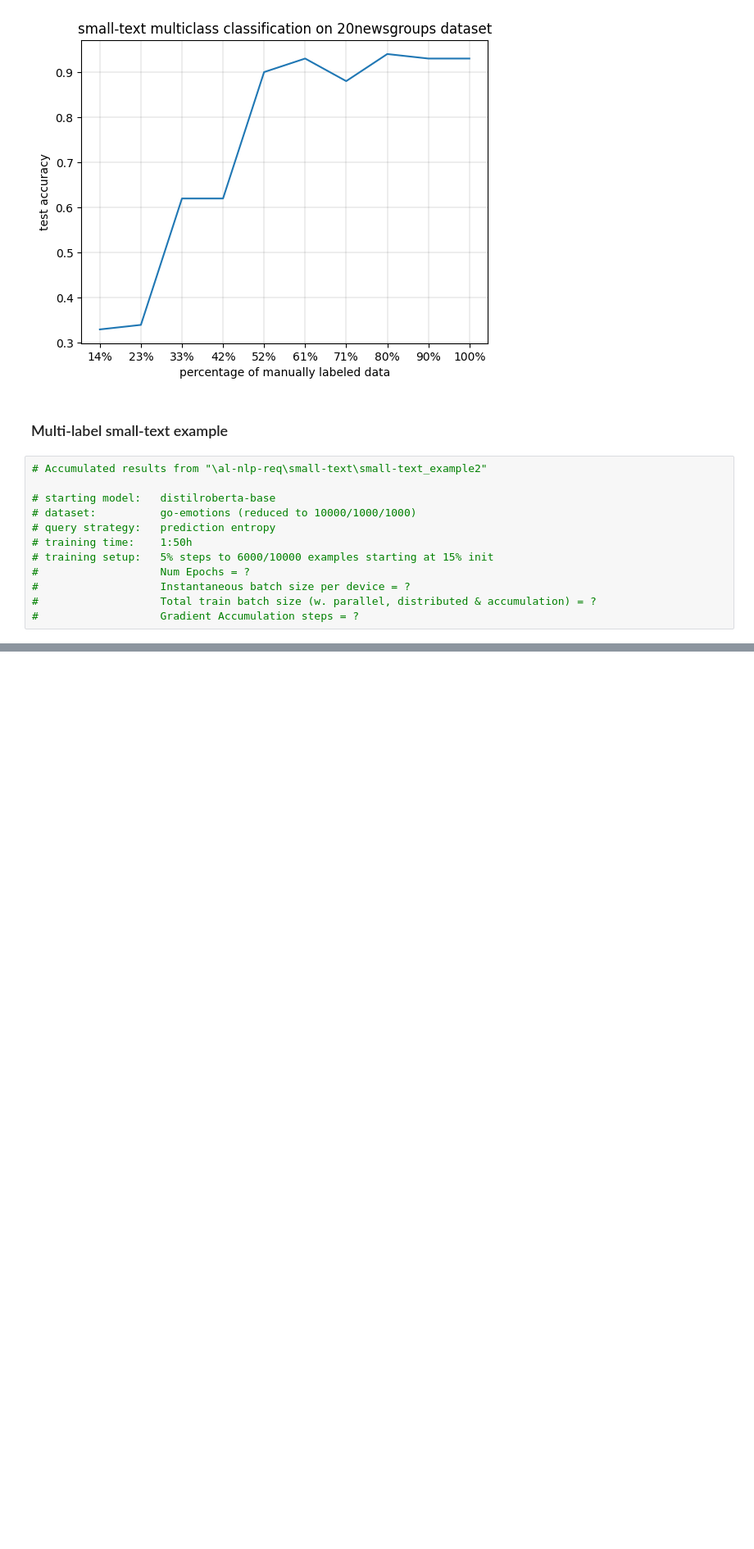
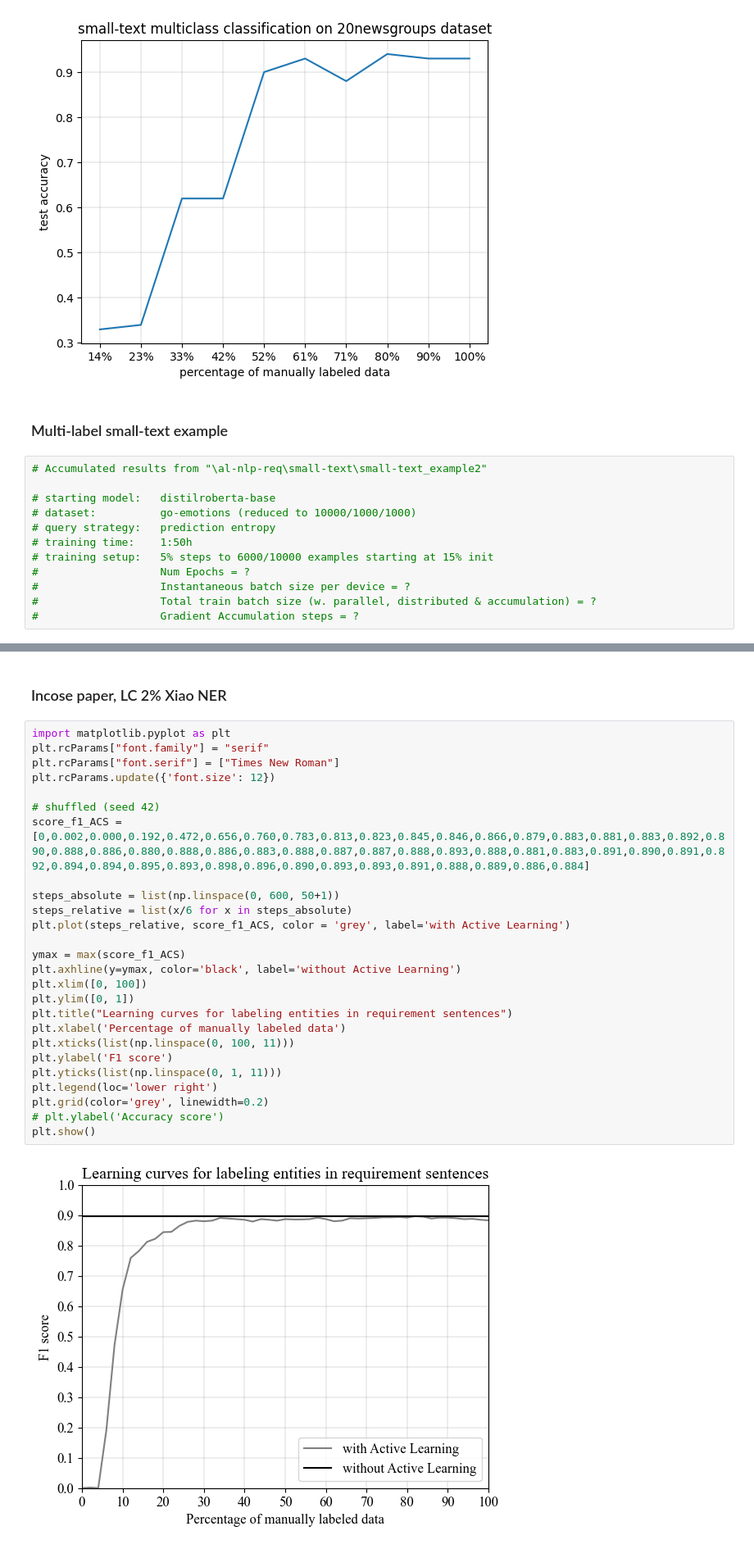
Before and after one commit to dkxiao/al-nlp-req, a Jupyter notebook: visualization/learning_curves.ipynb, the cells around one changed output, grey strips where cells are left out. Shown: that part at 82% size. Cells and saved outputs as stored; diff of their text form; blank space fills up the shorter version.

```diff
--- a/visualization/learning_curves.ipynb
+++ b/visualization/learning_curves.ipynb
@@ -559,0 +575,30 @@ plt.show()
+# %% [markdown]
+### Incose paper, LC 2% Xiao NER
+# %%
+import matplotlib.pyplot as plt
+plt.rcParams["font.family"] = "serif"
+plt.rcParams["font.serif"] = ["Times New Roman"]
+plt.rcParams.update({'font.size': 12})
+
+# shuffled (seed 42)
+score_f1_ACS = [0,0.002,0.000,0.192,0.472,0.656,0.760,0.783,0.813,0.823,0.845,0.846,0.866,0.879,0.883,0.881,0.883,0.892,0.890,0.888,0.886,0.880,0.888,0.886,0.883,0.888,0.887,0.887,0.888,0.893,0.888,0.881,0.883,0.891,0.890,0.891,0.892,0.894,0.894,0.895,0.893,0.898,0.896,0.890,0.893,0.893,0.891,0.888,0.889,0.886,0.884]
+
+steps_absolute = list(np.linspace(0, 600, 50+1))
+steps_relative = list(x/6 for x in steps_absolute)
+plt.plot(steps_relative, score_f1_ACS, color = 'grey', label='with Active Learning')
+
+ymax = max(score_f1_ACS)
+plt.axhline(y=ymax, color='black', label='without Active Learning')
+plt.xlim([0, 100])
+plt.ylim([0, 1])
+plt.title("Learning curves for labeling entities in requirement sentences")
+plt.xlabel('Percentage of manually labeled data')
+plt.xticks(list(np.linspace(0, 100, 11)))
+plt.ylabel('F1 score')
+plt.yticks(list(np.linspace(0, 1, 11)))
+plt.legend(loc='lower right')
+plt.grid(color='grey', linewidth=0.2)
+# plt.ylabel('Accuracy score')
+plt.show()
+# %% [output]
+[figure, added]
```
Also changed, not shown: parts of 4 cells of this notebook, 2 other files.
